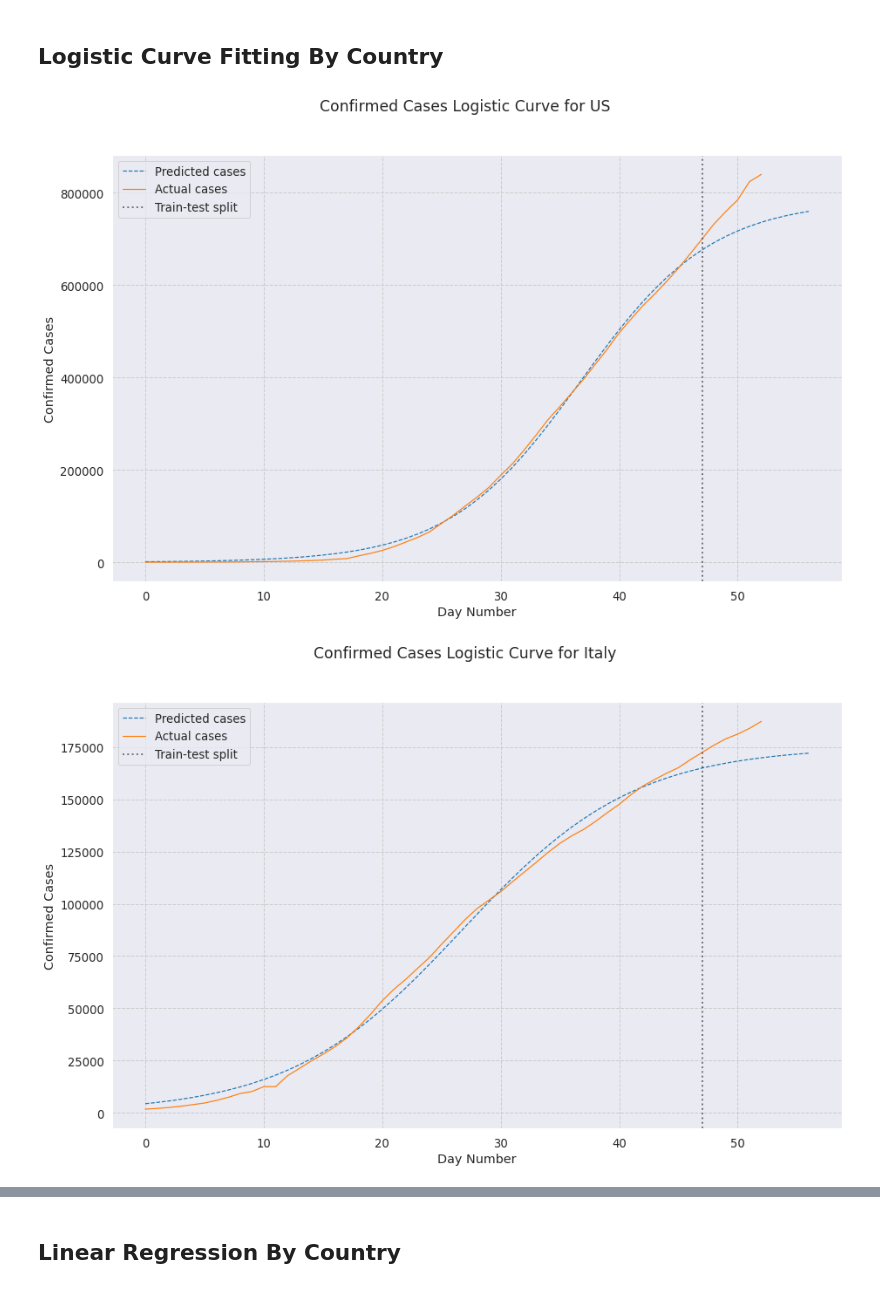
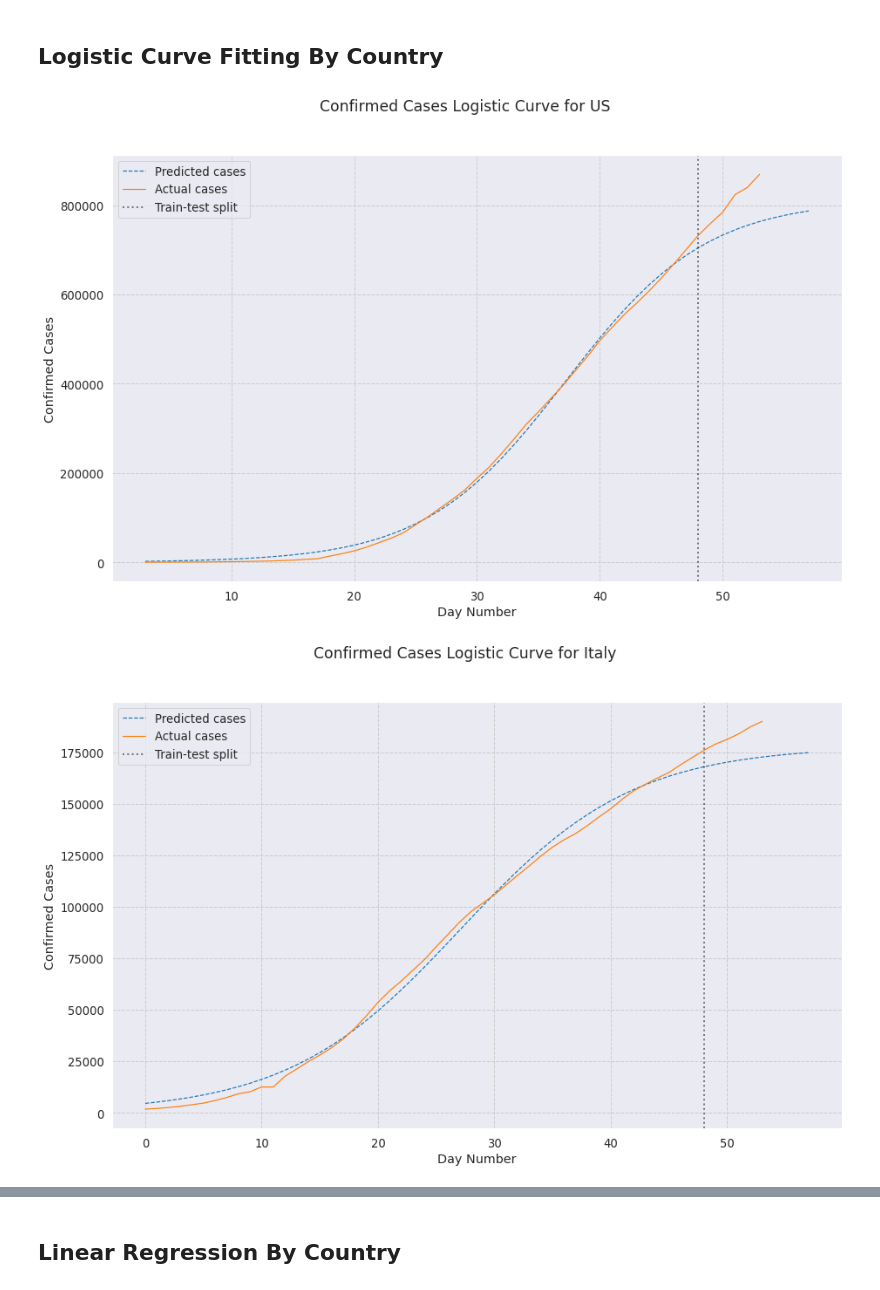
Before and after one commit to rdcolema/covid19-tracking, a Jupyter notebook: covid_forecasting.ipynb, the cells around one changed output, grey strips where cells are left out. Drawn from its saved outputs; the diff is of its cells as text; code cells hidden in the pictures.

```diff
--- a/covid_forecasting.ipynb
+++ b/covid_forecasting.ipynb
@@ -31,7 +31,7 @@ DATA_DIR = "csse_covid_19_daily_reports/"
 
 # Dates to model
 MIN_DATE = '2020-03-01'
-MAX_DATE = '2020-04-22'
+MAX_DATE = '2020-04-23'
 DATE_LIST = pd.date_range(MIN_DATE, MAX_DATE).strftime('%Y-%m-%d').tolist()
 
 # Individual countries to model
@@ -148,15 +148,15 @@ def plot_logistic(df, country_name, extrapolate=5, holdout=5):
 # %%
 #### Starting oubteak day number for logistic curves
 LOGISTIC_START_DAYS = {
-    "US": 0,
+    "US": 3,
     "Italy": 0,
     "Spain": 1,
     "Germany": 0,
     "France": 0
 }
 
 for country_name in MODEL_COUNTRIES:
     plot_logistic(all_data, country_name, extrapolate=5, holdout=5)
 # %% [output]
-[figure, old version]
+[figure, new version]
-[figure, old version]
+[figure, new version]
```
Also changed, not shown: parts of 4 cells of this notebook, 2 other files.
